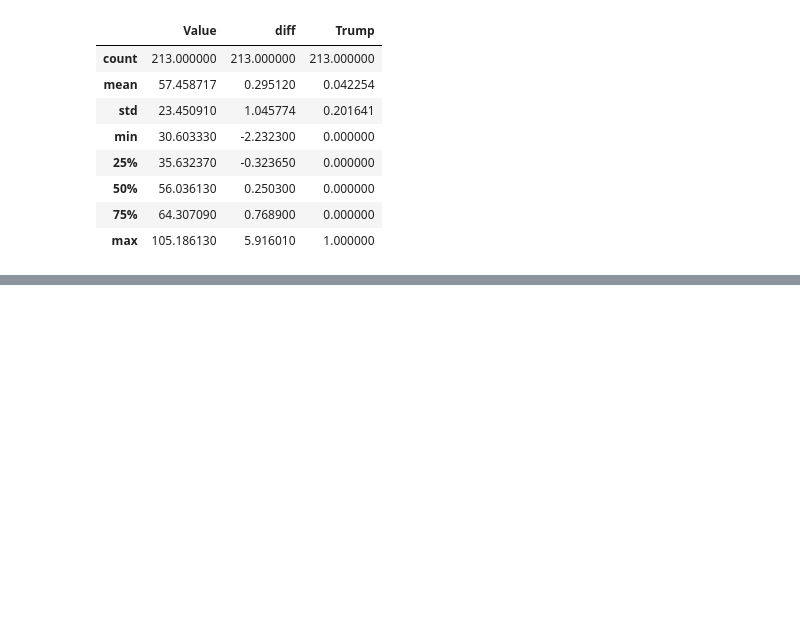
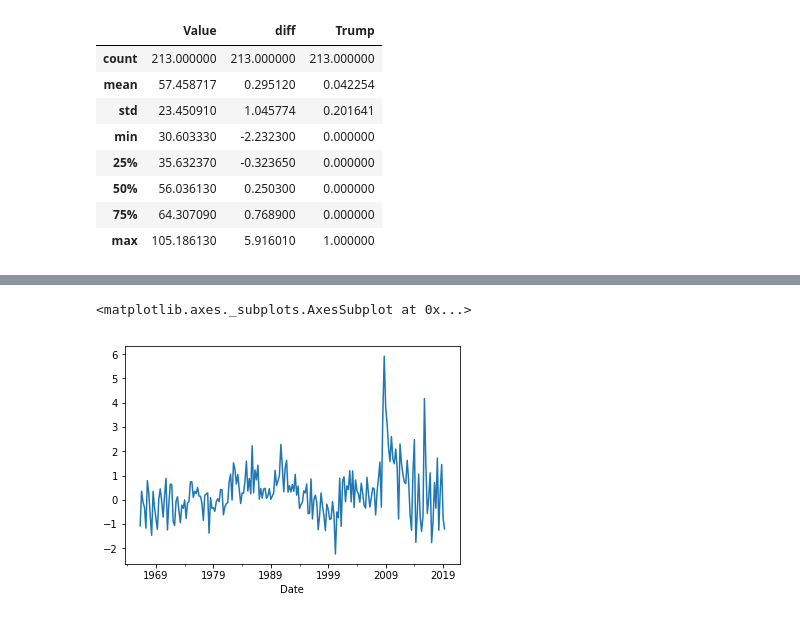
Before and after one commit to Carterbouley/mod_3_project, a Jupyter notebook: Debt Tests.ipynb, the cells around one changed output, grey strips where cells are left out. Saved outputs shown, nothing was run; the diff lists cells and outputs as text; code cells hidden in the pictures; blank space fills up the shorter version.

```diff
--- a/Debt Tests.ipynb
+++ b/Debt Tests.ipynb
@@ -233,0 +236,5 @@ debt_p.describe()
+# %%
+debt['diff'].plot()
+# %% [output]
+<matplotlib.axes._subplots.AxesSubplot at 0x...>
+[figure, added]
```
Also changed, not shown: parts of 35 cells of this notebook, 1 other file.
